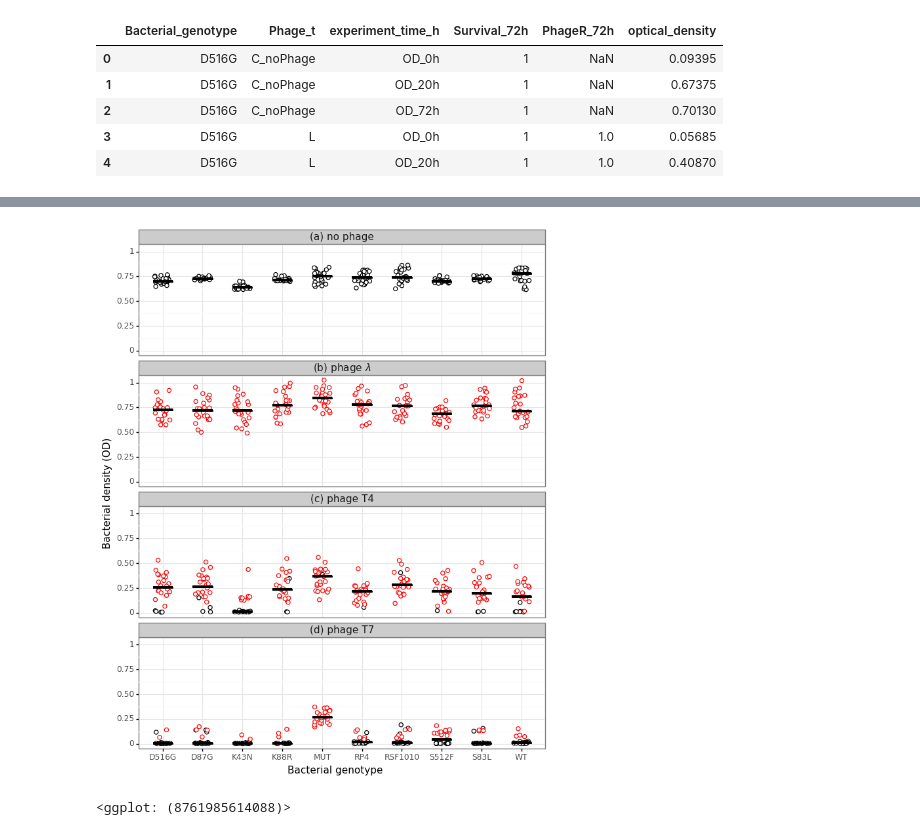
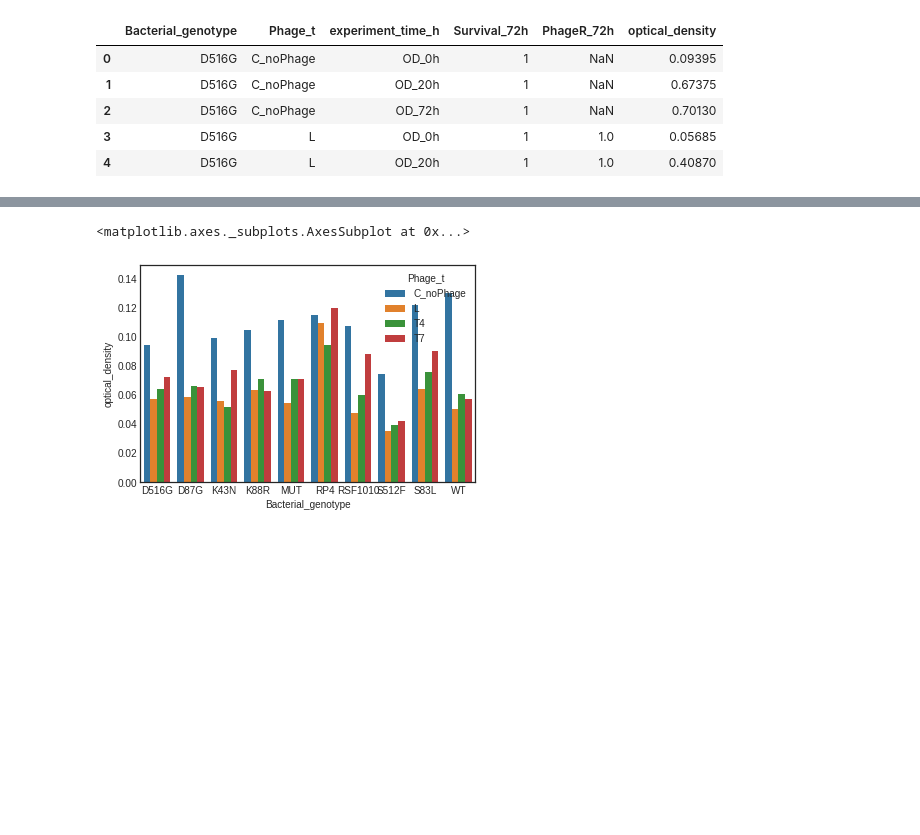
Before and after one commit to jorisvandenbossche/2018-Bordeaux-pandas-course, a Jupyter notebook: _solved/case3_bacterial_resistance_lab_experiment.ipynb, the cells around one changed output, grey strips where cells are left out. Cells and saved outputs as stored; diff of their text form; code cells hidden in the pictures; blank space fills up the shorter version.

```diff
--- a/_solved/case3_bacterial_resistance_lab_experiment.ipynb
+++ b/_solved/case3_bacterial_resistance_lab_experiment.ipynb
@@ -303,24 +222,6 @@ end_of_experiment["PhageR_72h"] = end_of_experiment["PhageR_72h"].fillna(0.)
-# %%
-# precalculate the median value
-end_of_experiment["Phage_median"] = end_of_experiment.groupby(["Phage_t", "Bacterial_genotype"])['optical_density'].transform('median')
-
-pn.options.figure_size = (8, 10)
-(pn.ggplot(end_of_experiment, pn.aes(x='Bacterial_genotype',
-                                     y='optical_density'))
-    + pn.geom_jitter(mapping=pn.aes(color='factor(PhageR_72h)'),
-                     width=0.2, height=0., size=2, fill='white')
-    + pn.facet_wrap("Phage_t", nrow=4,
-                    labeller=pn.as_labeller({'C_noPhage' : '(a) no phage', 'L' : '(b) phage $\lambda$',
-                                             'T4' : '(c) phage T4', 'T7': '(d) phage T7'}))
-    + pn.theme_bw()
-    + pn.xlab("Bacterial genotype")
-    + pn.ylab("Bacterial density (OD)")
-    + pn.theme(strip_text=pn.element_text(size=11))
-    + pn.geom_crossbar(inherit_aes=False, alpha=0.5,
-                       mapping=pn.aes(x='Bacterial_genotype', y='Phage_median',
-                                      ymin='Phage_median', ymax='Phage_median'))
-    + pn.scale_color_manual(values=["black", "red"], guide=False)
-)
-# %% [output]
-[figure, removed]
-<ggplot: (8761985614088)>
+# %%
+sns.barplot(x='Bacterial_genotype', y='optical_density', hue='Phage_t',
+            data=density_mean[density_mean['experiment_time_h'] == 'OD_0h'])
+# %% [output]
+<matplotlib.axes._subplots.AxesSubplot at 0x...>
+[figure, added]
```
Also changed, not shown: parts of 19 cells of this notebook, 3 other files.
